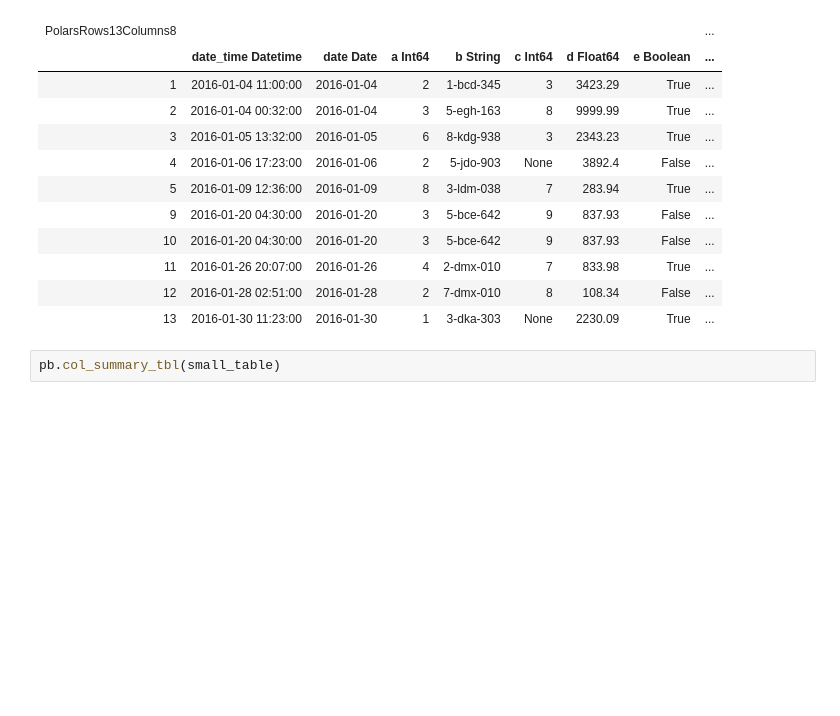
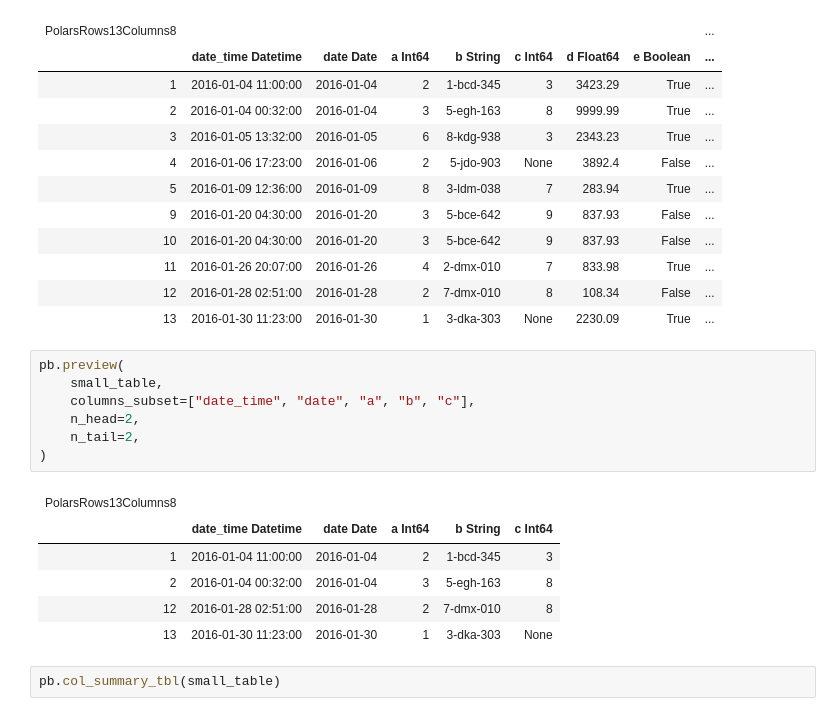
Before and after one commit to jrycw/ithome2025-polars, a Jupyter notebook: src/day28/pb.ipynb, the cells around one changed output. Saved outputs shown, nothing was run; the diff lists cells and outputs as text; blank space fills up the shorter version.

```diff
--- a/src/day28/pb.ipynb
+++ b/src/day28/pb.ipynb
@@ -132,6 +132,20 @@ pb.preview(small_table)
 | 11 | 2016-01-26 20:07:00 | 2016-01-26 | 4 | 2-dmx-010 | 7 | 833.98 | True | ... |
 | 12 | 2016-01-28 02:51:00 | 2016-01-28 | 2 | 7-dmx-010 | 8 | 108.34 | False | ... |
 | 13 | 2016-01-30 11:23:00 | 2016-01-30 | 1 | 3-dka-303 | None | 2230.09 | True | ... |
+# %%
+pb.preview(
+    small_table,
+    columns_subset=["date_time", "date", "a", "b", "c"],
+    n_head=2,
+    n_tail=2,
+)
+# %% [output]
+| PolarsRows13Columns8 |  |  |  |  |  |
+|  | date_time Datetime | date Date | a Int64 | b String | c Int64 |
+| 1 | 2016-01-04 11:00:00 | 2016-01-04 | 2 | 1-bcd-345 | 3 |
+| 2 | 2016-01-04 00:32:00 | 2016-01-04 | 3 | 5-egh-163 | 8 |
+| 12 | 2016-01-28 02:51:00 | 2016-01-28 | 2 | 7-dmx-010 | 8 |
+| 13 | 2016-01-30 11:23:00 | 2016-01-30 | 1 | 3-dka-303 | None |
 # %%
 pb.col_summary_tbl(small_table)
 # %% [output]
```
Also changed, not shown: parts of 4 cells of this notebook.
